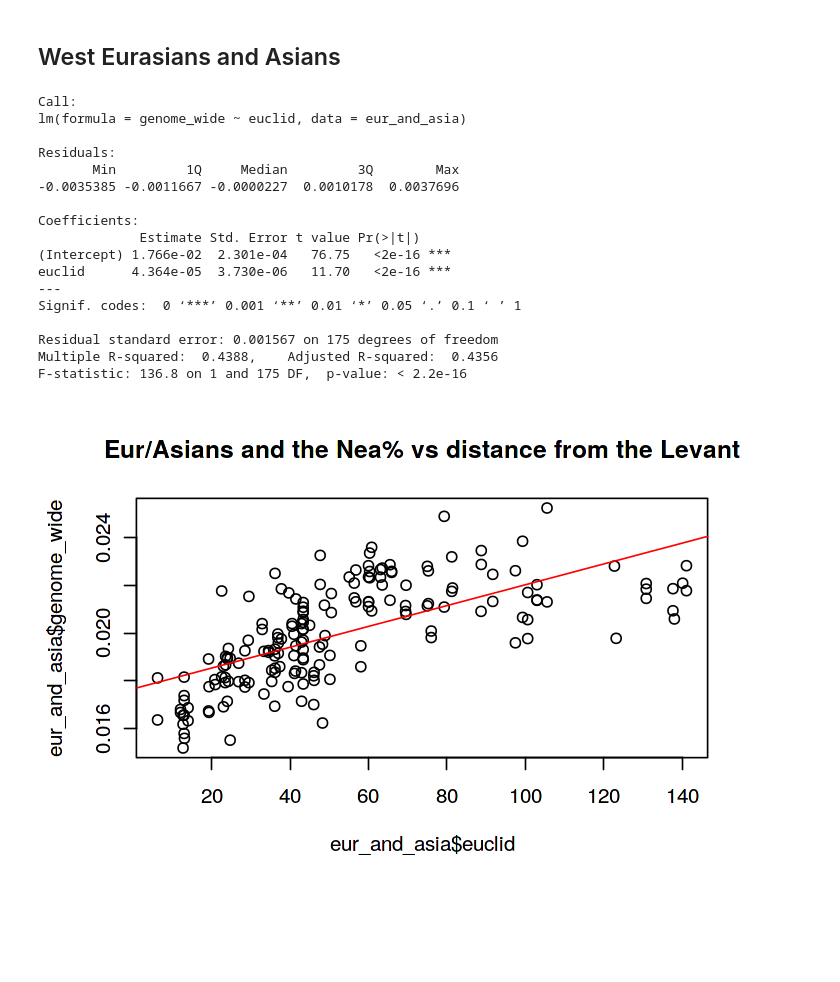
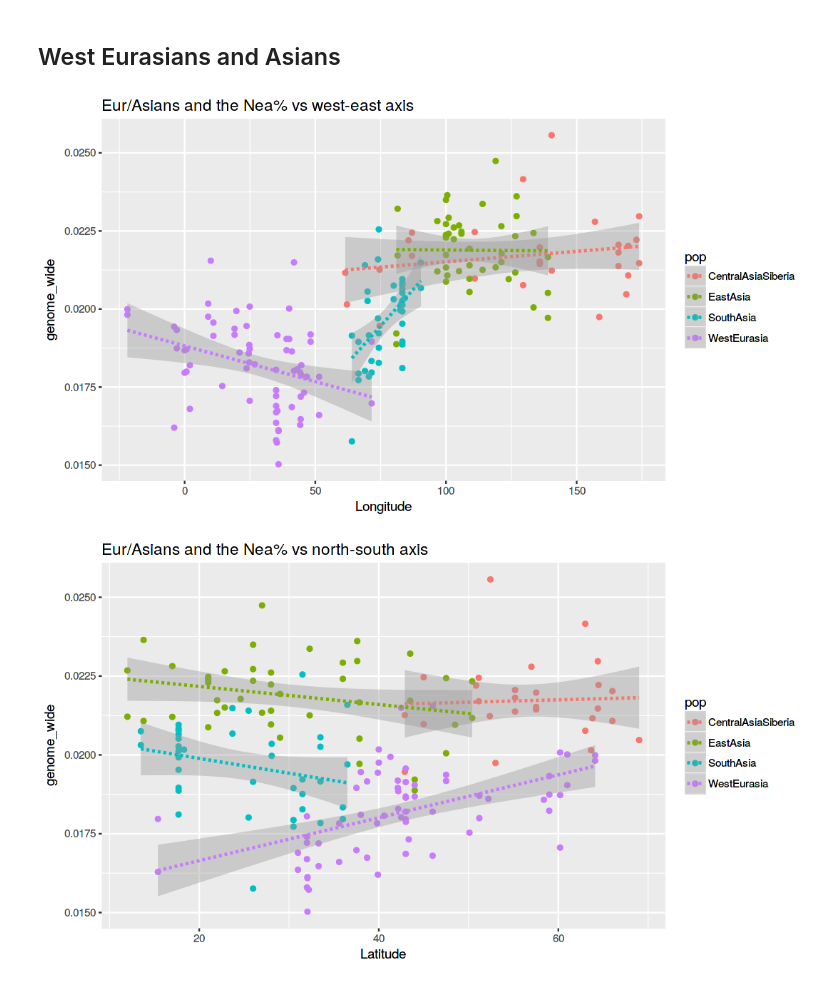
Before and after one commit to bodkan/nea-over-time, a Jupyter notebook: notebooks/annotation_analyses.ipynb, the cells around one changed output. Drawn from its saved outputs; the diff is of its cells as text; code cells hidden in the pictures; blank space fills up the shorter version.

```diff
--- a/notebooks/annotation_analyses.ipynb
+++ b/notebooks/annotation_analyses.ipynb
@@ -722,33 +724,26 @@ F-statistic:  23.5 on 1 and 65 DF,  p-value: 8.101e-06
 # %% [markdown]
 ## West Eurasians and Asians
-# %%
-options(repr.plot.width=6, repr.plot.height=4)
-
-eur_and_asia %<>%
-    mutate(euclid=sqrt(
-            (Latitude  - levant_coords$Latitude ) ^ 2 +
-            (Longitude - levant_coords$Longitude) ^ 2
-    ))
-
-plot(eur_and_asia$euclid, eur_and_asia$genome_wide, main="Eur/Asians and the Nea% vs distance from the Levant")
-summary(long_res <- lm(genome_wide ~ euclid, data=eur_and_asia))
-abline(long_res, col="red")
-# %% [output]
-Call:
-lm(formula = genome_wide ~ euclid, data = eur_and_asia)
-
-Residuals:
-       Min         1Q     Median         3Q        Max
--0.0035385 -0.0011667 -0.0000227  0.0010178  0.0037696
-
-Coefficients:
-             Estimate Std. Error t value Pr(>|t|)
-(Intercept) 1.766e-02  2.301e-04   76.75   <2e-16 ***
-euclid      4.364e-05  3.730e-06   11.70   <2e-16 ***
----
-Signif. codes:  0 ‘***’ 0.001 ‘**’ 0.01 ‘*’ 0.05 ‘.’ 0.1 ‘ ’ 1
-
-Residual standard error: 0.001567 on 175 degrees of freedom
-Multiple R-squared:  0.4388,    Adjusted R-squared:  0.4356
-F-statistic: 136.8 on 1 and 175 DF,  p-value: < 2.2e-16
-[figure, removed]
+# %%
+options(repr.plot.width=9, repr.plot.height=5)
+
+eur_and_asia <-
+    filter(nea_cn, ! pop %in% c("Africa", "America", "EMH")) %>%
+    select(Latitude, Longitude, genome_wide, pop) %>%
+    mutate(euclid=sqrt(
+            (Latitude  - levant_coords$Latitude ) ^ 2 +
+            (Longitude - levant_coords$Longitude) ^ 2
+    ))
+
+ggplot(eur_and_asia, aes(Longitude, genome_wide, color=pop)) +
+    geom_point() +
+    geom_smooth(method="lm", linetype=2) +
+    ggtitle("Eur/Asians and the Nea% vs west-east axis")
+
+
+ggplot(eur_and_asia, aes(Latitude, genome_wide, color=pop)) +
+    geom_point() +
+    geom_smooth(method="lm", linetype=2) +
+    ggtitle("Eur/Asians and the Nea% vs north-south axis")
+# %% [output]
+[figure, added]
+[figure, added]
```
Also changed, not shown: parts of 7 cells of this notebook.
